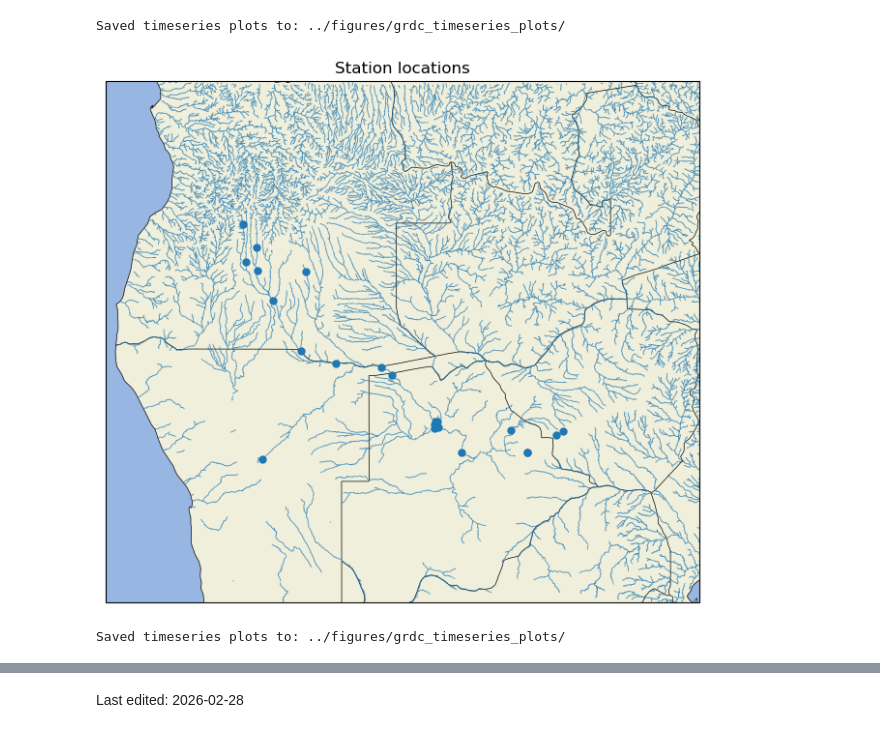
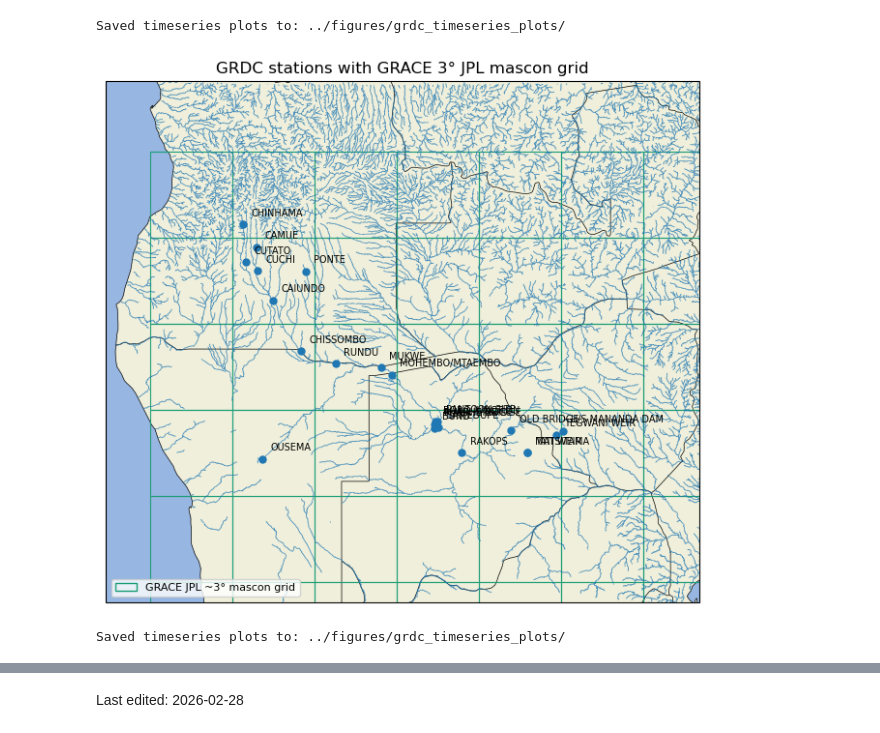
Before and after one commit to octavia-crompton/dswe-inman-lyons, a Jupyter notebook: notebooks/GRDC timeseries.ipynb, the cells around one changed output, grey strips where cells are left out. Drawn from its saved outputs; the diff is of its cells as text; code cells hidden in the pictures.

```diff
--- a/notebooks/GRDC timeseries.ipynb
+++ b/notebooks/GRDC timeseries.ipynb
@@ -302,23 +302,57 @@ except AttributeError:
 # set CRS (EE vectors are lon/lat)
 rivers_gdf = rivers_gdf.set_crs("EPSG:4326", allow_override=True)
 # %%
-# Map (points should now appear)
+import matplotlib.patches as mpatches
+from matplotlib.patches import Rectangle
+import cartopy.crs as ccrs
+import numpy as np
+
+# ── Approximate GRACE JPL mascon 3° grid covering the wider region ───────────
+# Grid aligned to the discovered block edges; extend well beyond the stations
+lat_edges = np.arange(-28.5, -10.5, 3.0)   # south to north
+lon_edges = np.arange(13.0, 34.0, 3.0)     # west to east
+
+# ── Map: stations + labels + rivers + GRACE grid ────────────────────────────
 fig, ax = plot_station_map(meta_df)
 
-rivers_gdf.plot(
-    ax=ax,
-    linewidth=0.6,
-    alpha=0.8,
-    zorder=2
+# Draw GRACE 3° grid (outlines only, no fill, no labels)
+for lat0 in lat_edges:
+    for lon0 in lon_edges:
+        rect = Rectangle(
+            (lon0, lat0), 3.0, 3.0,
+            linewidth=0.8, edgecolor="#1b9e77", facecolor="none",
+            transform=ccrs.PlateCarree(), zorder=2,
+        )
+        ax.add_patch(rect)
+
+# Overlay rivers
+rivers_gdf.plot(ax=ax, linewidth=0.6, alpha=0.8, zorder=2)
+
+# Add station name labels
+stations = meta_df.dropna(subset=["lat", "lon"]).copy()
+for _, row in stations.iterrows():
+    ax.text(
+        row["lon"] + 0.3, row["lat"] + 0.3,
+        row.get("station_name", ""),
+        fontsize=7, transform=ccrs.PlateCarree(), zorder=5,
+    )
+
+# Legend entry for GRACE grid
+grace_patch = mpatches.Patch(
+    edgecolor="#1b9e77", facecolor="none",
+    label="GRACE JPL ~3° mascon grid",
 )
+ax.legend(handles=[grace_patch], loc="lower left", fontsize=8)
 
+ax.set_title("GRDC stations with GRACE 3° JPL mascon grid")
+fig.savefig("../figures/grdc_figures/grdc_stations_grace_grid.png", dpi=300, bbox_inches="tight")
 plt.show()
 
 # Time series plots (set out_dir to save images)
 plot_timeseries_per_station(meta_df, ts_dict, out_dir="../figures/grdc_timeseries_plots")
 print("Saved timeseries plots to: ../figures/grdc_timeseries_plots/")
 # %% [output]
-[figure, old version]
+[figure, new version]
 Saved timeseries plots to: ../figures/grdc_timeseries_plots/
 # %%
 # Mohembo/Mtaembo (GRDC 1357100) — read pre-built CSV
```
Also changed, not shown: parts of 2 cells of this notebook, 14 other files.
